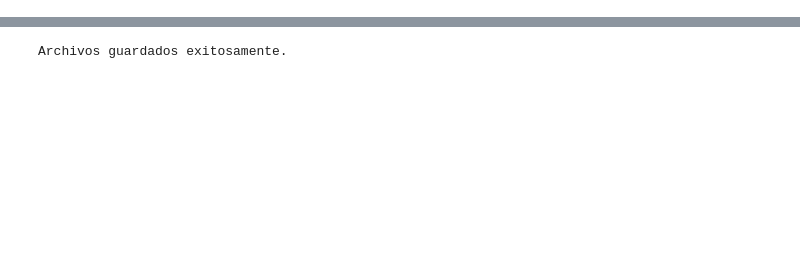
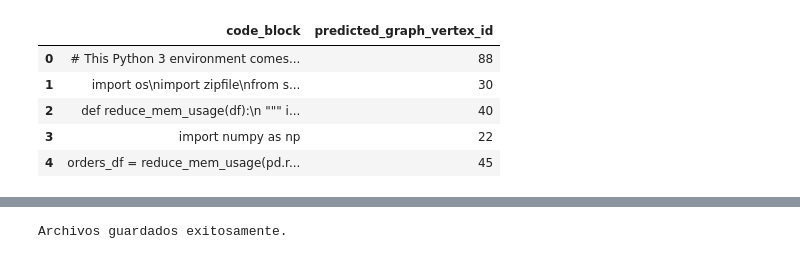
Before and after one commit to TitoWuPan/DiTransformer-Code, a Jupyter notebook: Data/Preparar_data.ipynb, the cells around one changed output, grey strips where cells are left out. Saved outputs shown, nothing was run; the diff lists cells and outputs as text; code cells hidden in the pictures; blank space fills up the shorter version.

```diff
--- a/Data/Preparar_data.ipynb
+++ b/Data/Preparar_data.ipynb
@@ -5,2 +6,4 @@ import shutil
 # %%
 df = pd.read_csv('code_blocks.csv')
+vertice_id = pd.read_csv('data_with_preds.csv')
+vertice_name = pd.read_csv('vertices.csv')
@@ -38,0 +91,9 @@ Name: code_block, dtype: object
+# %%
+df_agrupado.head()
+# %% [output]
+|  | code_block | predicted_graph_vertex_id |
+| 0 | # This Python 3 environment comes... | 88 |
+| 1 | import os\nimport zipfile\nfrom s... | 30 |
+| 2 | def reduce_mem_usage(df):\n """ i... | 40 |
+| 3 | import numpy as np | 22 |
+| 4 | orders_df = reduce_mem_usage(pd.r... | 45 |
```
Also changed, not shown: parts of 40 cells of this notebook.
